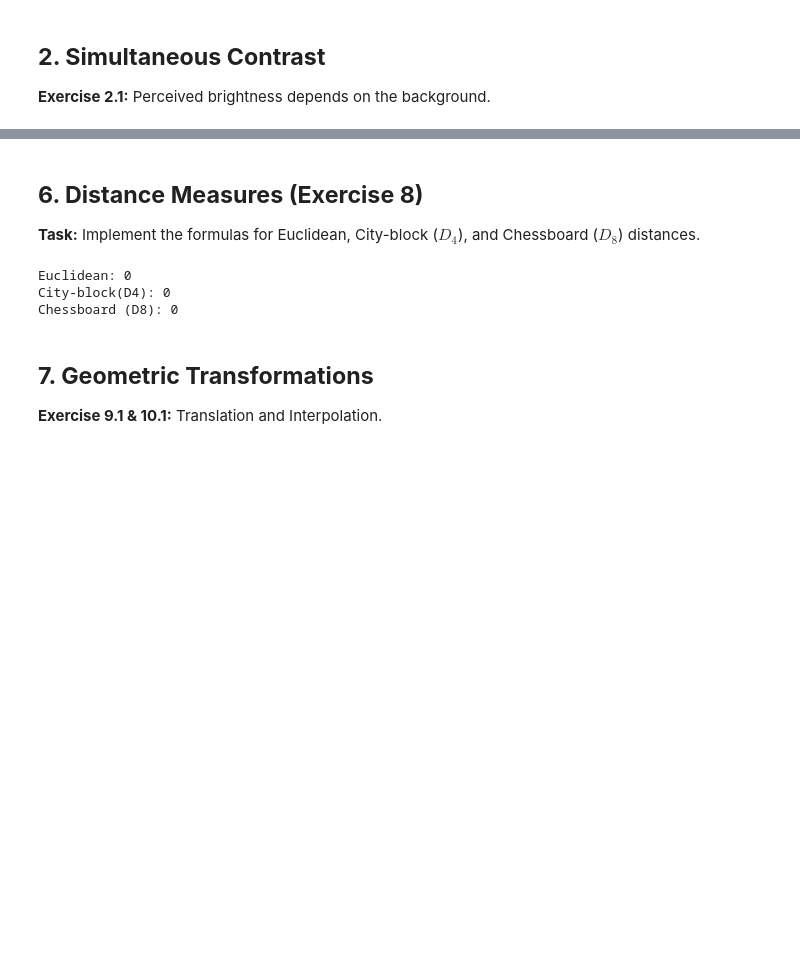
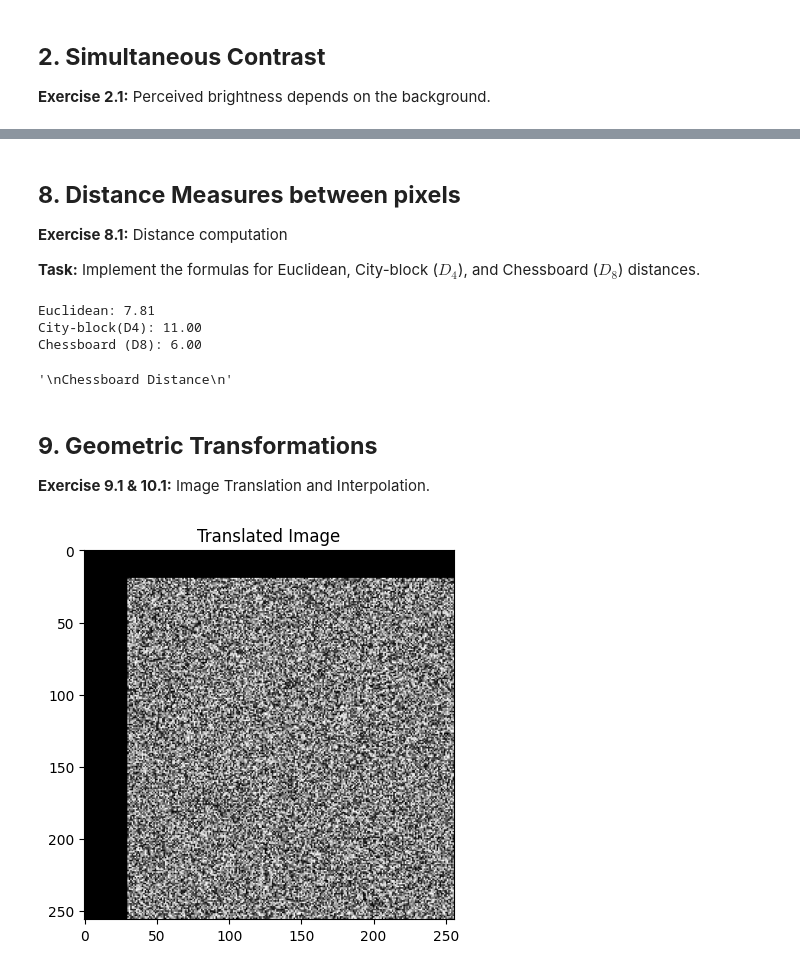
Before and after one commit to BashayrA/Digital-Image-Processing---Labs, a Jupyter notebook: Lab2.ipynb, the cells around one changed output, grey strips where cells are left out. Cells and saved outputs as stored; diff of their text form; code cells hidden in the pictures; blank space fills up the shorter version.

```diff
--- a/Lab2.ipynb
+++ b/Lab2.ipynb
@@ -118,5 +224,8 @@ N8 Neighbourhood: []
 # %% [markdown]
-## **6. Distance Measures (Exercise 8)**
+## **8. Distance Measures between pixels**
+
+**Exercise 8.1:** Distance computation
+
 **Task:** Implement the formulas for Euclidean, City-block ($D_4$), and Chessboard ($D_8$) distances.
 # %%
 import math
@@ -125,17 +234,28 @@ p = (2, 3)
 q = (7, 9)
 
 # Student Task: Implement the formulas
-D_euclid = 0 # Hint: use math.sqrt
-D4 = 0       # Hint: use abs(x1-x2) + abs(y1-y2)
-D8 = 0       # Hint: use max(abs(x1-x2), abs(y1-y2))
+D_euclid = math.sqrt(((p[0]-q[0])**2 + (p[1]-q[1])**2)) # Hint: use math.sqrt
+D4 = abs(p[0]- q[0]) + abs(p[1]- q[1])      # Hint: use abs(x1-x2) + abs(y1-y2)
+D8 = max(abs(p[0]- q[0]), abs(p[1]- q[1]))       # Hint: use max(abs(x1-x2), abs(y1-y2))
 
-print("Euclidean:" ,D_euclid)
-print("City-block(D4):",D4)
-print("Chessboard (D8):",D8)
+print(f"Euclidean: {D_euclid:.2f}")
+print(f"City-block(D4): {D4:.2f}")
+print(f"Chessboard (D8): {D8:.2f}")
+
+# Questions
+# 1. Which distance corresponds to N4 adjacency?
+'''
+City Block Distance
+'''
+# 2. Which corresponds to N8 adjacency?
+'''
+Chessboard Distance
+'''
 # %% [output]
-Euclidean: 0
-City-block(D4): 0
-Chessboard (D8): 0
+Euclidean: 7.81
+City-block(D4): 11.00
+Chessboard (D8): 6.00
+'\nChessboard Distance\n'
 # %% [markdown]
-## **7. Geometric Transformations**
-**Exercise 9.1 & 10.1:** Translation and Interpolation.
+## **9. Geometric Transformations**
+**Exercise 9.1 & 10.1:** Image Translation and Interpolation.
@@ -143,0 +262,10 @@ Chessboard (D8): 0
+# %%
+# Write the code here
+translated = np.zeros_like(image)
+translated[20:, 30:] = image[:-20, :-30]
+
+plt.imshow(translated, cmap='gray')
+plt.title("Translated Image")
+plt.show()
+# %% [output]
+[figure, added]
```
Also changed, not shown: parts of 20 cells of this notebook.
